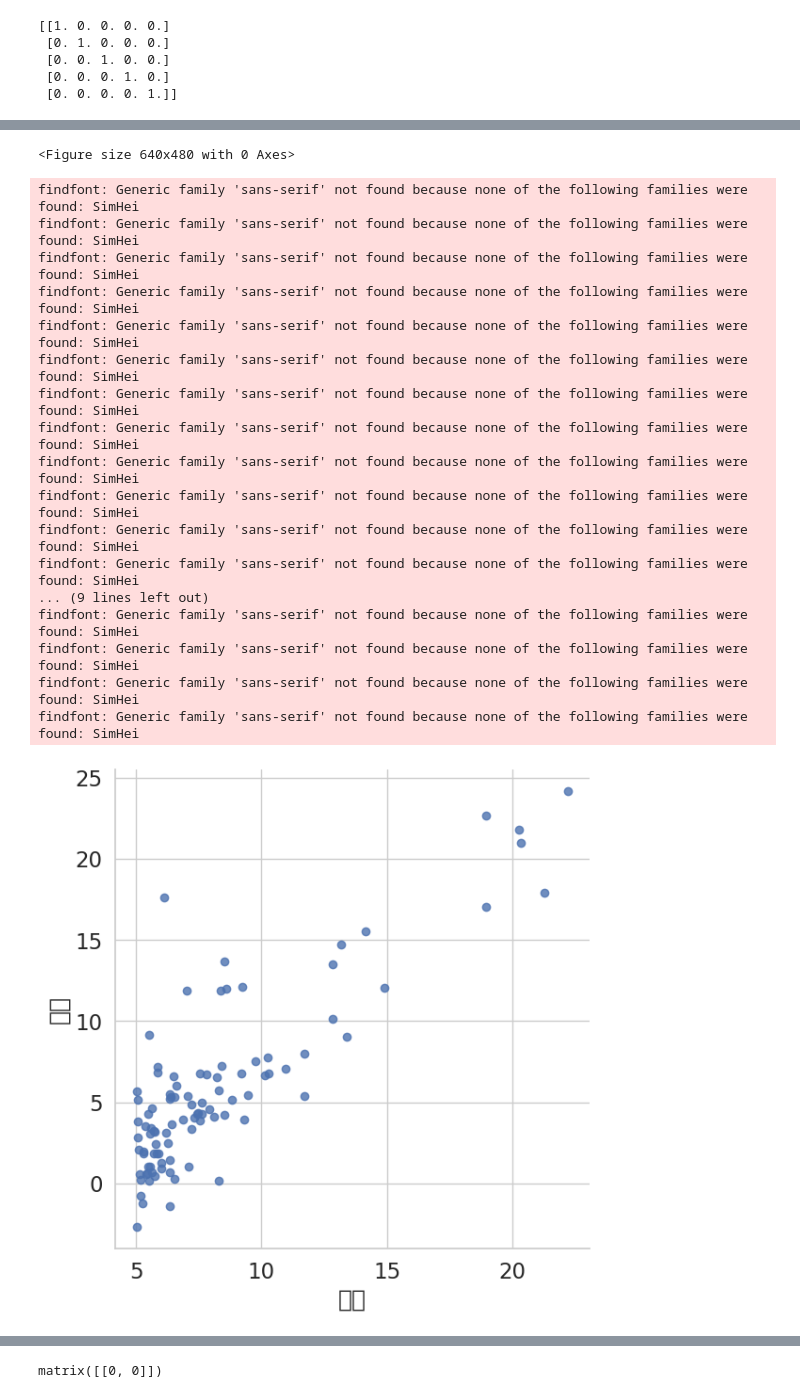
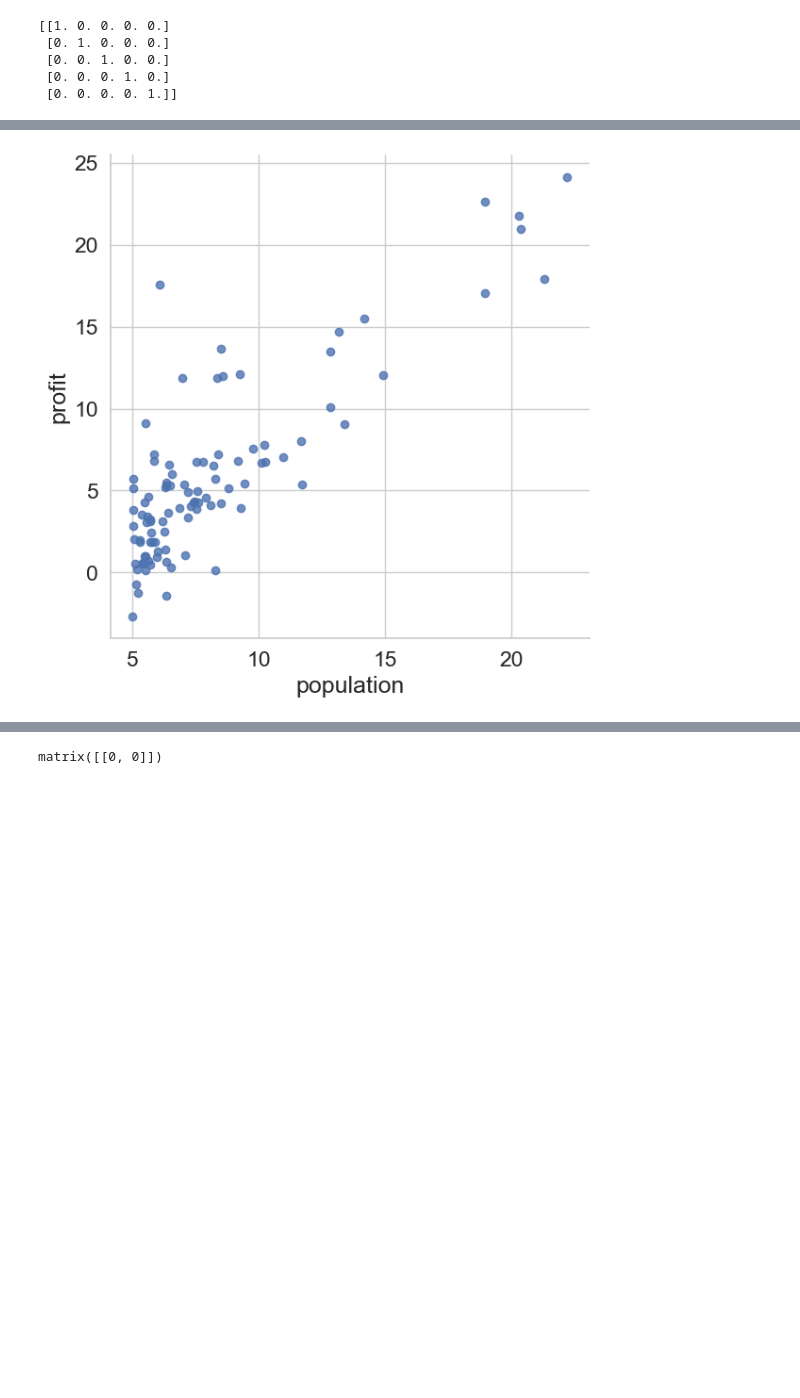
Before and after one commit to Gabenoob/SecML, a Jupyter notebook: 实验一文件/实验一.ipynb, the cells around one changed output, grey strips where cells are left out. Saved outputs shown, nothing was run; the diff lists cells and outputs as text; code cells hidden in the pictures; blank space fills up the shorter version.

Commit message:
rename population and profit

```diff
--- a/实验一文件/实验一.ipynb
+++ b/实验一文件/实验一.ipynb
@@ -14,7 +14,7 @@ print(A)
  [0. 0. 0. 1. 0.]
  [0. 0. 0. 0. 1.]]
 # %%
-df = pd.read_csv('ex1data1.txt',names=['人口','利润'])    # header = None表示没有表头
+df = pd.read_csv('ex1data1.txt',names=['population','profit'])    # header = None表示没有表头
 #需要注意的是，Jupyter notebook只能打开当前目录下的数据集，如csv，所以需要使用upload把数据集倒导入到当前目录下。
 #pd.read_csv的作用是将csv文件读入并转化为数据框形式，有非常多的参数，用到时可查阅文档。
 # %%
@@ -42,12 +42,10 @@ memory usage: 1.6 KB
 # %%
 fig=plt.figure()
 
-sns.set(font='SimHei',font_scale=1.5)  # 解决Seaborn中文显示问题并调整字体大小
+sns.set(font_scale=1.5)  # 解决Seaborn中文显示问题并调整字体大小
 sns.set_style("whitegrid")
-plt.rcParams['font.sans-serif'] = ['SimHei']  # 中文字体设置-黑体
-plt.rcParams['axes.unicode_minus'] = False  # 解决保存图像是负号'-'显示为方块的问题
 
-sns.lmplot('人口','利润',data=df,size=6,fit_reg = False)
+sns.lmplot('population','profit',data=df,size=6,fit_reg = False)
 #fit_reg:拟合回归参数,如果fit_reg=True则散点图中则出现拟合直线
 plt.show()
 # %% [output]
@@ -67,22 +53,4 @@ findfont: Generic family 'sans-serif' not found because none of the following fa
-<Figure size 640x480 with 0 Axes>
-findfont: Generic family 'sans-serif' not found because none of the following families were found: SimHei
-findfont: Generic family 'sans-serif' not found because none of the following families were found: SimHei
-findfont: Generic family 'sans-serif' not found because none of the following families were found: SimHei
-findfont: Generic family 'sans-serif' not found because none of the following families were found: SimHei
-findfont: Generic family 'sans-serif' not found because none of the following families were found: SimHei
-findfont: Generic family 'sans-serif' not found because none of the following families were found: SimHei
-findfont: Generic family 'sans-serif' not found because none of the following families were found: SimHei
-findfont: Generic family 'sans-serif' not found because none of the following families were found: SimHei
-findfont: Generic family 'sans-serif' not found because none of the following families were found: SimHei
-findfont: Generic family 'sans-serif' not found because none of the following families were found: SimHei
-findfont: Generic family 'sans-serif' not found because none of the following families were found: SimHei
-findfont: Generic family 'sans-serif' not found because none of the following families were found: SimHei
-... (9 lines left out)
-findfont: Generic family 'sans-serif' not found because none of the following families were found: SimHei
-findfont: Generic family 'sans-serif' not found because none of the following families were found: SimHei
-findfont: Generic family 'sans-serif' not found because none of the following families were found: SimHei
-findfont: Generic family 'sans-serif' not found because none of the following families were found: SimHei
-[figure, old version]
+[figure, new version]
 # %%
 #Define Function
 def computeCost (X,y,theta):
```
Also changed, not shown: parts of 16 cells of this notebook.
